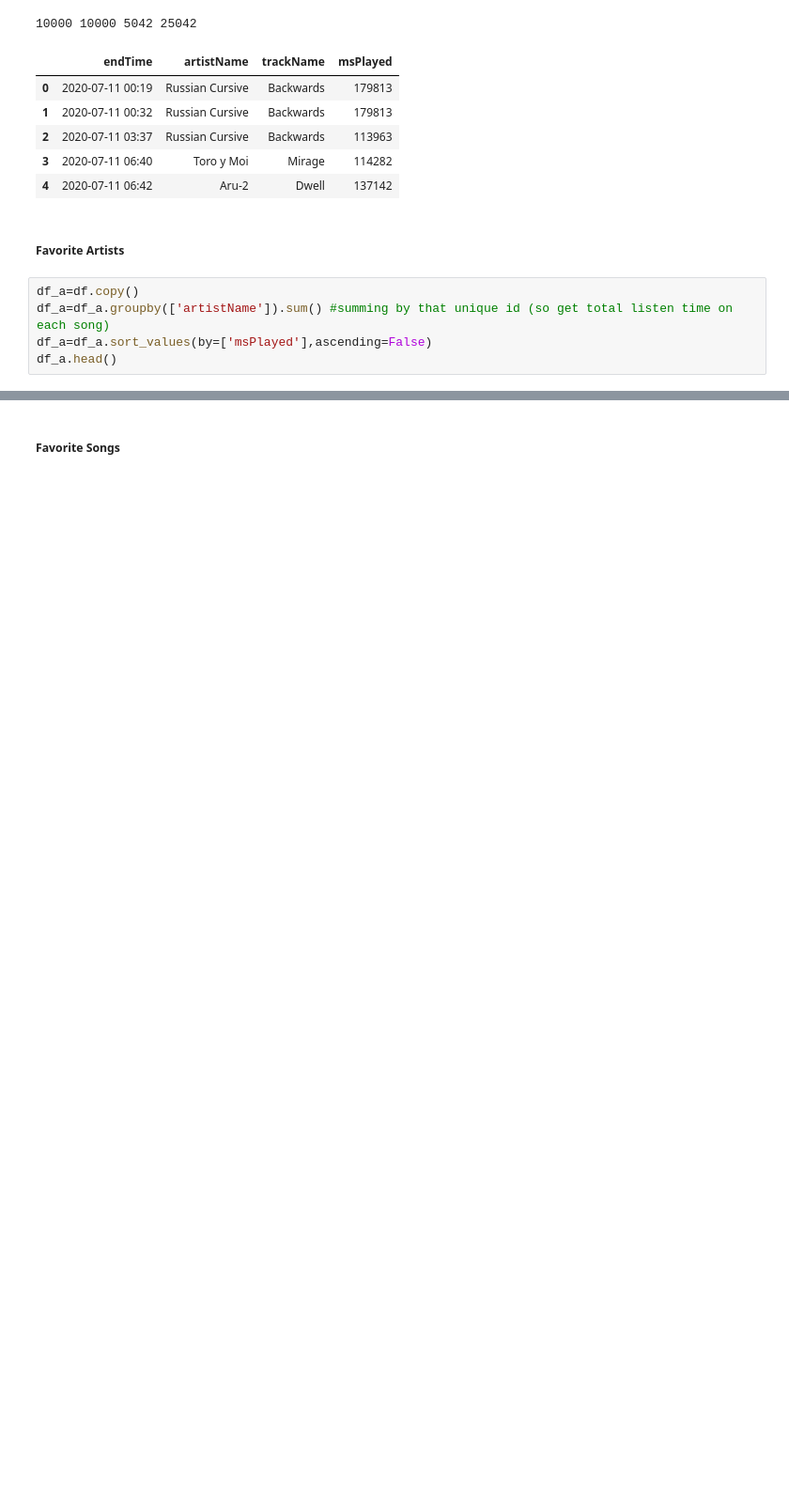
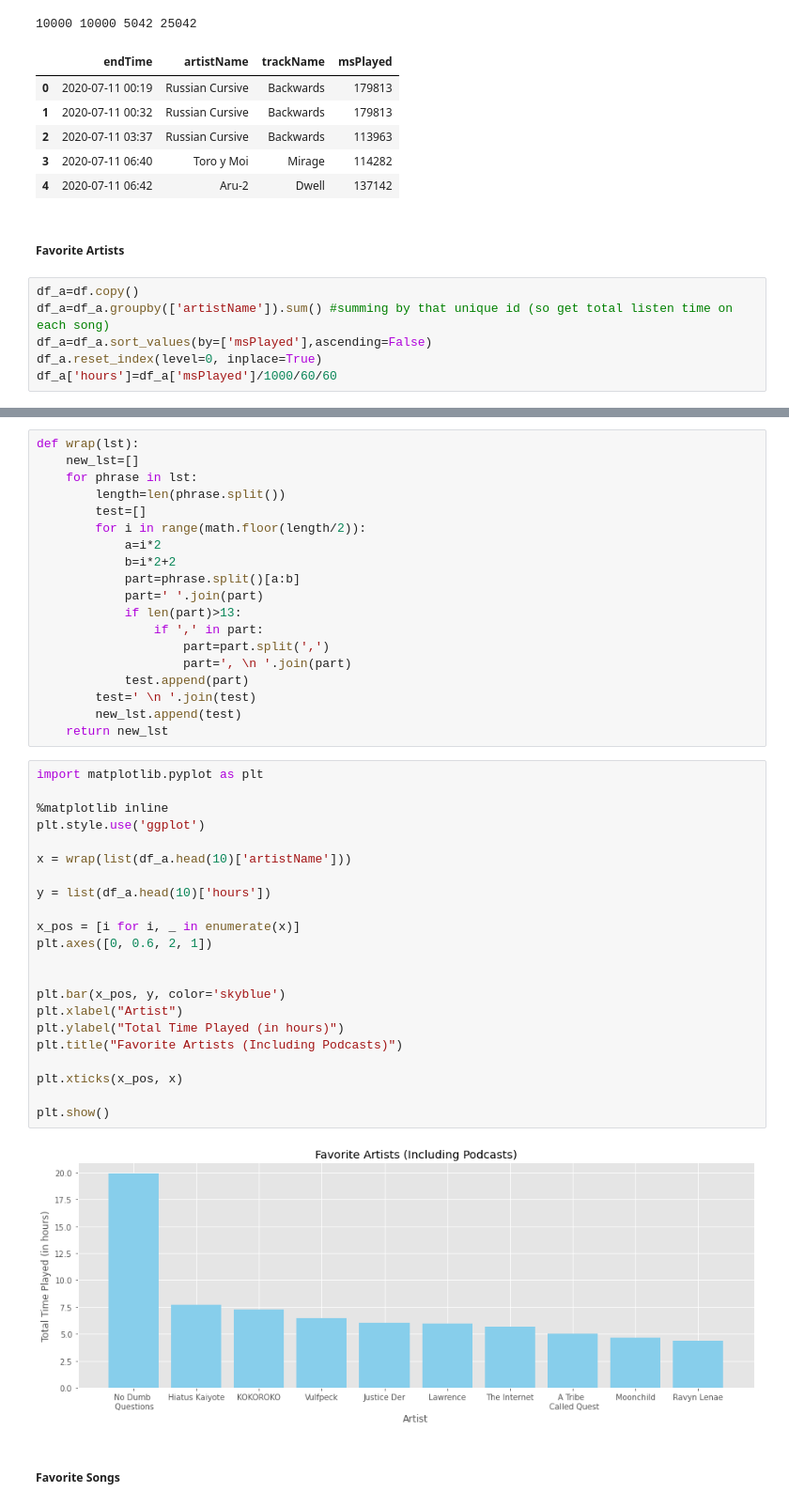
Before and after one commit to llluns/spotify_data_analysis, a Jupyter notebook: Spotify_Data_Preprocessing.ipynb, the cells around one changed output, grey strips where cells are left out. Shown at 94% size. Saved outputs shown, nothing was run; the diff lists cells and outputs as text; blank space fills up the shorter version.

```diff
--- a/Spotify_Data_Preprocessing.ipynb
+++ b/Spotify_Data_Preprocessing.ipynb
@@ -64,4 +63,5 @@ df.head()
 df_a=df.copy()
 df_a=df_a.groupby(['artistName']).sum() #summing by that unique id (so get total listen time on each song)
 df_a=df_a.sort_values(by=['msPlayed'],ascending=False)
-df_a.head()
+df_a.reset_index(level=0, inplace=True)
+df_a['hours']=df_a['msPlayed']/1000/60/60
@@ -76,3 +72,46 @@ df_a.head()
+# %%
+def wrap(lst):
+    new_lst=[]
+    for phrase in lst:
+        length=len(phrase.split())
+        test=[]
+        for i in range(math.floor(length/2)):
+            a=i*2
+            b=i*2+2
+            part=phrase.split()[a:b]
+            part=' '.join(part)
+            if len(part)>13:
+                if ',' in part:
+                    part=part.split(',')
+                    part=', \n '.join(part)
+            test.append(part)
+        test=' \n '.join(test)
+        new_lst.append(test)
+    return new_lst
+# %%
+import matplotlib.pyplot as plt
+
+%matplotlib inline
+plt.style.use('ggplot')
+
+x = wrap(list(df_a.head(10)['artistName']))
+
+y = list(df_a.head(10)['hours'])
+
+x_pos = [i for i, _ in enumerate(x)]
+plt.axes([0, 0.6, 2, 1])
+
+
+plt.bar(x_pos, y, color='skyblue')
+plt.xlabel("Artist")
+plt.ylabel("Total Time Played (in hours)")
+plt.title("Favorite Artists (Including Podcasts)")
+
+plt.xticks(x_pos, x)
+
+plt.show()
+# %% [output]
+[figure, added]
 # %% [markdown]
 ##### Favorite Songs
 # %%
```
Also changed, not shown: parts of 32 cells of this notebook, 2 other files.
